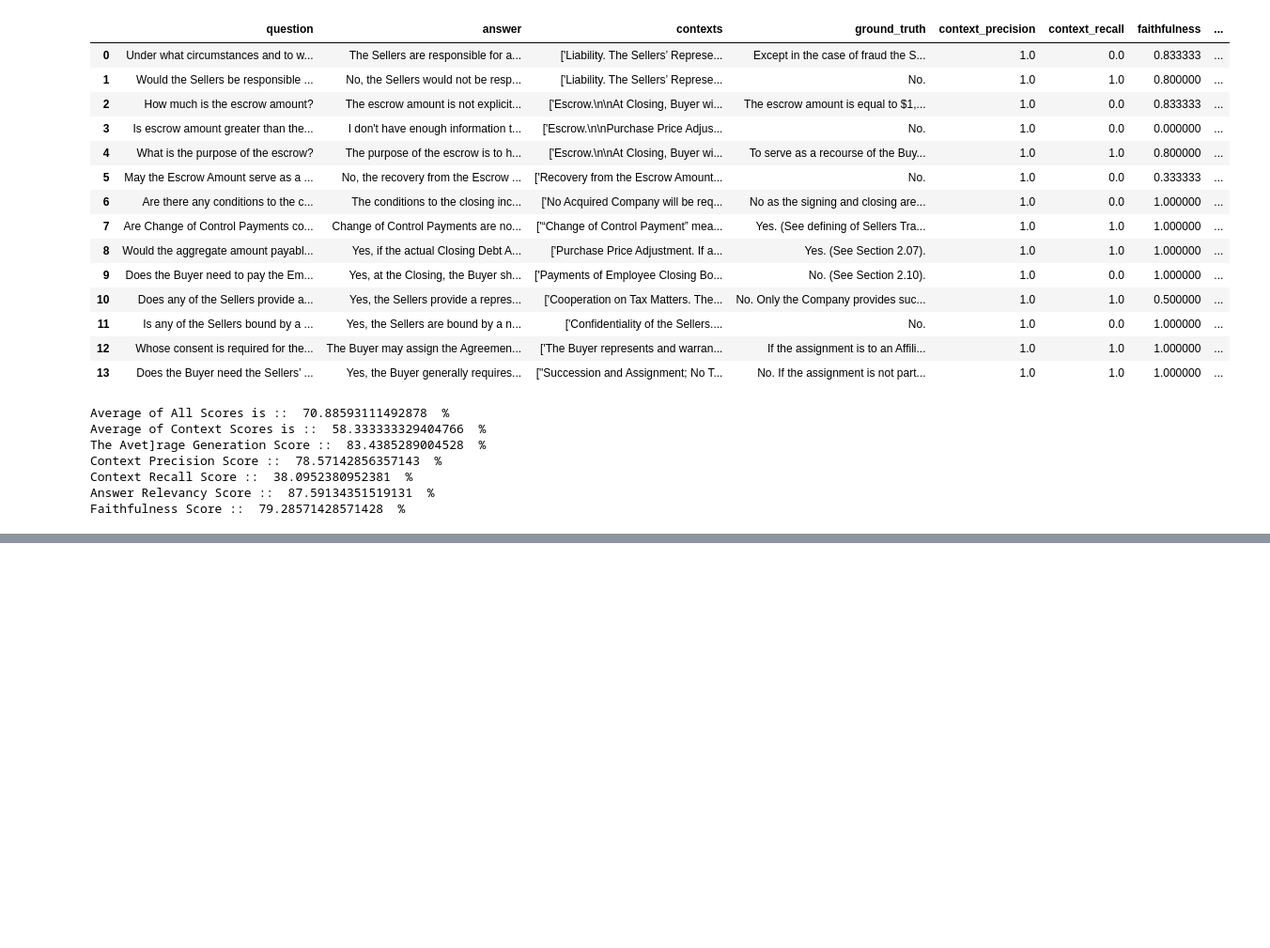
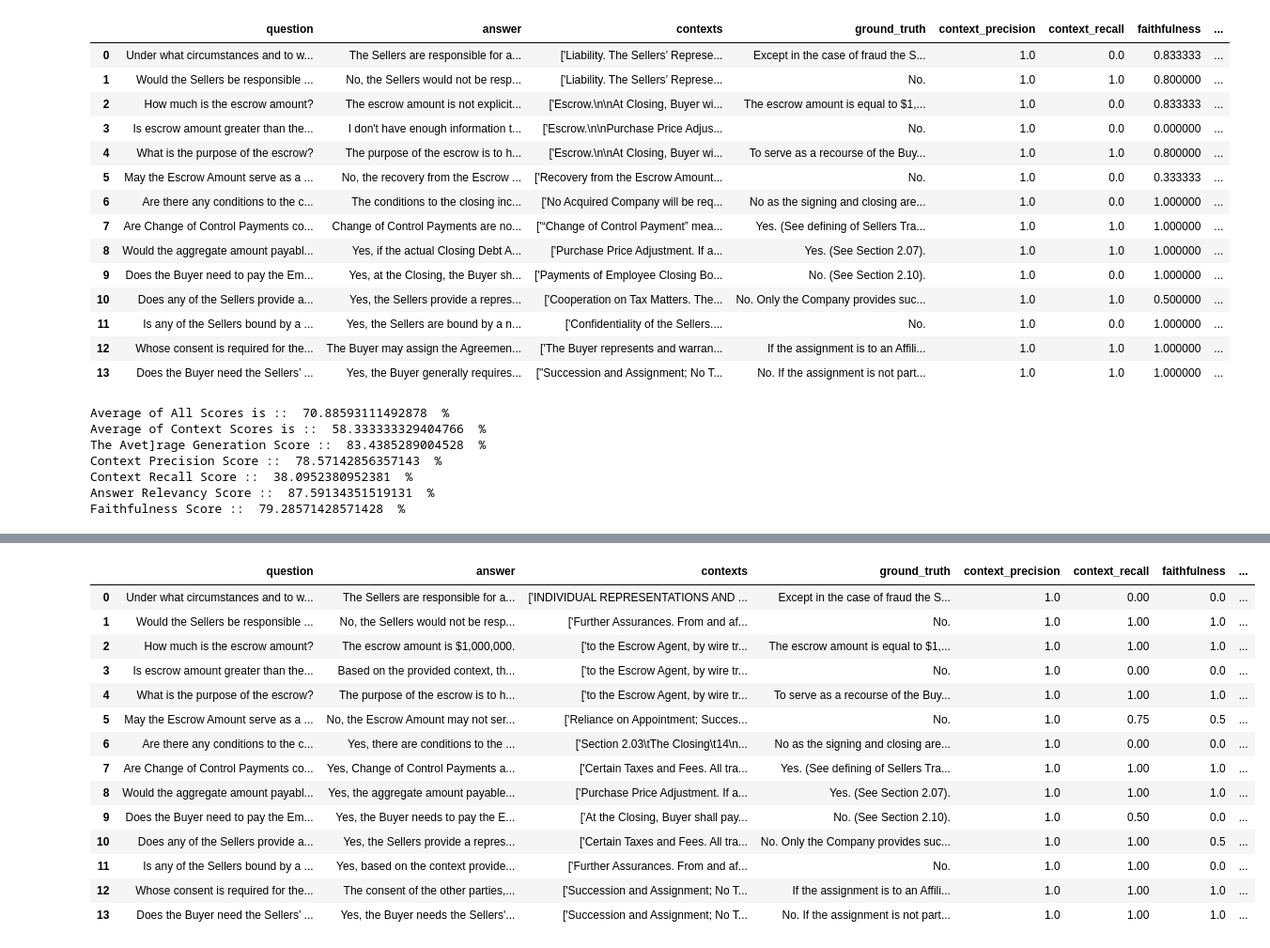
Before and after one commit to dev-abuke/Legal_Expert_Contract_Advisor_Using_Precision_RAG, a Jupyter notebook: notebooks/exploration/ragas.ipynb, the cells around one changed output, grey strips where cells are left out. Shown at 94% size. Drawn from its saved outputs; the diff is of its cells as text; code cells hidden in the pictures; blank space fills up the shorter version.

```diff
--- a/notebooks/exploration/ragas.ipynb
+++ b/notebooks/exploration/ragas.ipynb
@@ -323,0 +499,19 @@ Faithfulness Score ::  79.28571428571428  %
+# %%
+chunk_200_df = pd.read_csv("data/evaluation/chunk_size_200_chunk_overlap_30_evaluration_test_ragas_001_raptor.csv", index_col=0)
+chunk_200_df
+# %% [output]
+|  | question | answer | contexts | ground_truth | context_precision | context_recall | faithfulness | ... |
+| 0 | Under what circumstances and to w... | The Sellers are responsible for a... | ['INDIVIDUAL REPRESENTATIONS AND ... | Except in the case of fraud the S... | 1.0 | 0.00 | 0.0 | ... |
+| 1 | Would the Sellers be responsible ... | No, the Sellers would not be resp... | ['Further Assurances. From and af... | No. | 1.0 | 1.00 | 1.0 | ... |
+| 2 | How much is the escrow amount? | The escrow amount is $1,000,000. | ['to the Escrow Agent, by wire tr... | The escrow amount is equal to $1,... | 1.0 | 1.00 | 1.0 | ... |
+| 3 | Is escrow amount greater than the... | Based on the provided context, th... | ['to the Escrow Agent, by wire tr... | No. | 1.0 | 0.00 | 0.0 | ... |
+| 4 | What is the purpose of the escrow? | The purpose of the escrow is to h... | ['to the Escrow Agent, by wire tr... | To serve as a recourse of the Buy... | 1.0 | 1.00 | 1.0 | ... |
+| 5 | May the Escrow Amount serve as a ... | No, the Escrow Amount may not ser... | ['Reliance on Appointment; Succes... | No. | 1.0 | 0.75 | 0.5 | ... |
+| 6 | Are there any conditions to the c... | Yes, there are conditions to the ... | ['Section 2.03\tThe Closing\t14\n... | No as the signing and closing are... | 1.0 | 0.00 | 0.0 | ... |
+| 7 | Are Change of Control Payments co... | Yes, Change of Control Payments a... | ['Certain Taxes and Fees. All tra... | Yes. (See defining of Sellers Tra... | 1.0 | 1.00 | 1.0 | ... |
+| 8 | Would the aggregate amount payabl... | Yes, the aggregate amount payable... | ['Purchase Price Adjustment. If a... | Yes. (See Section 2.07). | 1.0 | 1.00 | 1.0 | ... |
+| 9 | Does the Buyer need to pay the Em... | Yes, the Buyer needs to pay the E... | ['At the Closing, Buyer shall pay... | No. (See Section 2.10). | 1.0 | 0.50 | 0.0 | ... |
+| 10 | Does any of the Sellers provide a... | Yes, the Sellers provide a repres... | ['Certain Taxes and Fees. All tra... | No. Only the Company provides suc... | 1.0 | 1.00 | 0.5 | ... |
+| 11 | Is any of the Sellers bound by a ... | Yes, based on the context provide... | ['Further Assurances. From and af... | No. | 1.0 | 1.00 | 0.0 | ... |
+| 12 | Whose consent is required for the... | The consent of the other parties,... | ['Succession and Assignment; No T... | If the assignment is to an Affili... | 1.0 | 1.00 | 1.0 | ... |
+| 13 | Does the Buyer need the Sellers’ ... | Yes, the Buyer needs the Sellers'... | ['Succession and Assignment; No T... | No. If the assignment is not part... | 1.0 | 1.00 | 1.0 | ... |
```
Also changed, not shown: parts of 37 cells of this notebook, 2 other files.
